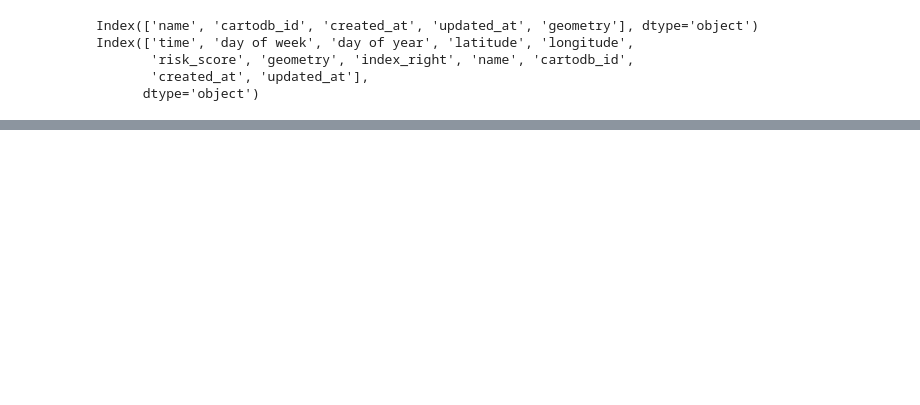
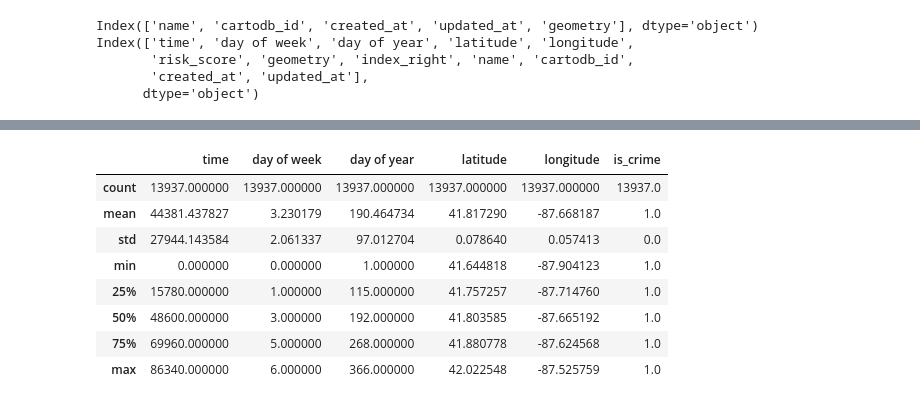
Before and after one commit to lejejefr/ECM_2526_FinalProject, a Jupyter notebook: Scripts/ML.ipynb, the cells around one changed output, grey strips where cells are left out. Saved outputs shown, nothing was run; the diff lists cells and outputs as text; code cells hidden in the pictures; blank space fills up the shorter version.

```diff
--- a/Scripts/ML.ipynb
+++ b/Scripts/ML.ipynb
@@ -845,0 +864,12 @@ for i in range(24):
+# %%
+df.describe()
+# %% [output]
+|  | time | day of week | day of year | latitude | longitude | is_crime |
+| count | 13937.000000 | 13937.000000 | 13937.000000 | 13937.000000 | 13937.000000 | 13937.0 |
+| mean | 44381.437827 | 3.230179 | 190.464734 | 41.817290 | -87.668187 | 1.0 |
+| std | 27944.143584 | 2.061337 | 97.012704 | 0.078640 | 0.057413 | 0.0 |
+| min | 0.000000 | 0.000000 | 1.000000 | 41.644818 | -87.904123 | 1.0 |
+| 25% | 15780.000000 | 1.000000 | 115.000000 | 41.757257 | -87.714760 | 1.0 |
+| 50% | 48600.000000 | 3.000000 | 192.000000 | 41.803585 | -87.665192 | 1.0 |
+| 75% | 69960.000000 | 5.000000 | 268.000000 | 41.880778 | -87.624568 | 1.0 |
+| max | 86340.000000 | 6.000000 | 366.000000 | 42.022548 | -87.525759 | 1.0 |
```
Also changed, not shown: parts of 9 cells of this notebook.
